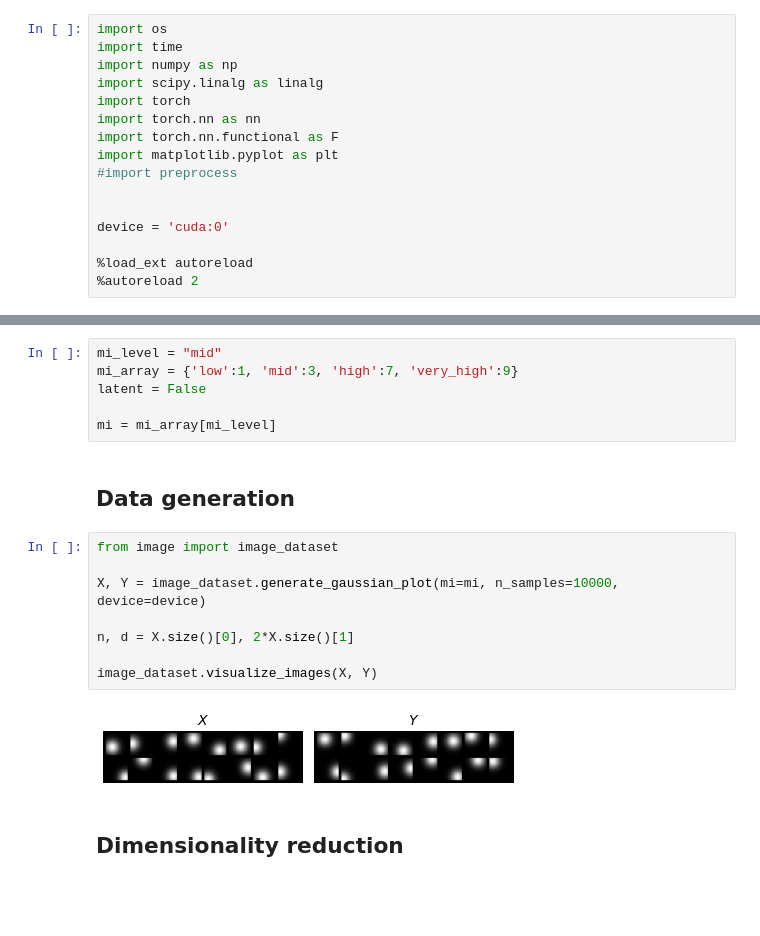
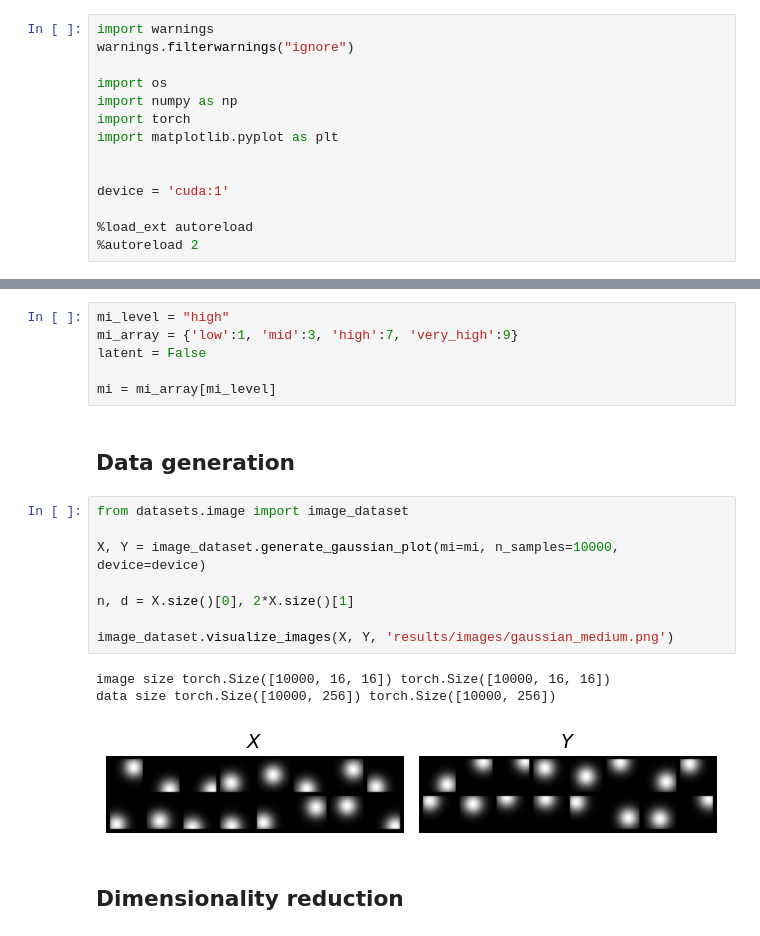
Before and after one commit to cyz-ai/neural-MI-estimate-clean, a Jupyter notebook: exp_image_Gaussian_medium.ipynb, the cells around one changed output, grey strips where cells are left out. Drawn from its saved outputs; the diff is of its cells as text; blank space fills up the shorter version.

```diff
--- a/exp_image_Gaussian_medium.ipynb
+++ b/exp_image_Gaussian_medium.ipynb
@@ -1,18 +1,16 @@
 # %% [markdown]
 ## Import
 # %%
+import warnings
+warnings.filterwarnings("ignore")
+
 import os
-import time
 import numpy as np
-import scipy.linalg as linalg
 import torch
-import torch.nn as nn
-import torch.nn.functional as F
 import matplotlib.pyplot as plt
-#import preprocess
 
 
-device = 'cuda:0'
+device = 'cuda:1'
 
 %load_ext autoreload
 %autoreload 2
@@ -22,7 +17,7 @@ The autoreload extension is already loaded. To reload it, use:
 # %% [markdown]
 ## Experiment settings
 # %%
-mi_level = "mid"
+mi_level = "high"
 mi_array = {'low':1, 'mid':3, 'high':7, 'very_high':9}
 latent = False
 
@@ -30,15 +25,17 @@ mi = mi_array[mi_level]
 # %% [markdown]
 ## Data generation
 # %%
-from image import image_dataset
+from datasets.image import image_dataset
 
 X, Y = image_dataset.generate_gaussian_plot(mi=mi, n_samples=10000, device=device)
 
 n, d = X.size()[0], 2*X.size()[1]
 
-image_dataset.visualize_images(X, Y)
+image_dataset.visualize_images(X, Y, 'results/images/gaussian_medium.png')
 # %% [output]
+image size torch.Size([10000, 16, 16]) torch.Size([10000, 16, 16])
+data size torch.Size([10000, 256]) torch.Size([10000, 256])
-[figure, old version]
+[figure, new version]
 # %% [markdown]
 ## Dimensionality reduction
 # %%
```
Also changed, not shown: parts of 7 cells of this notebook, 59 other files.
